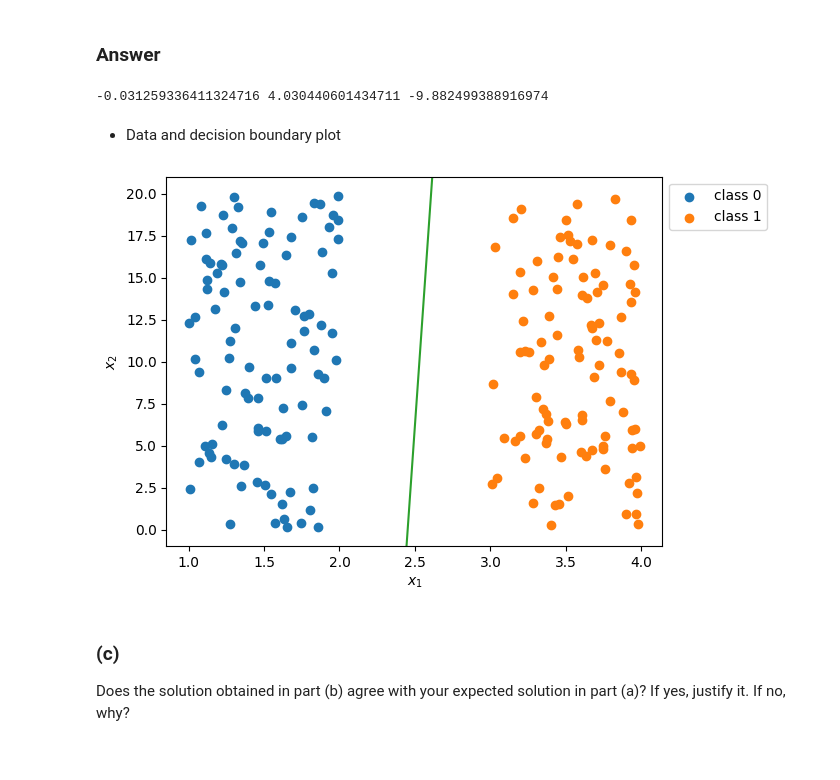
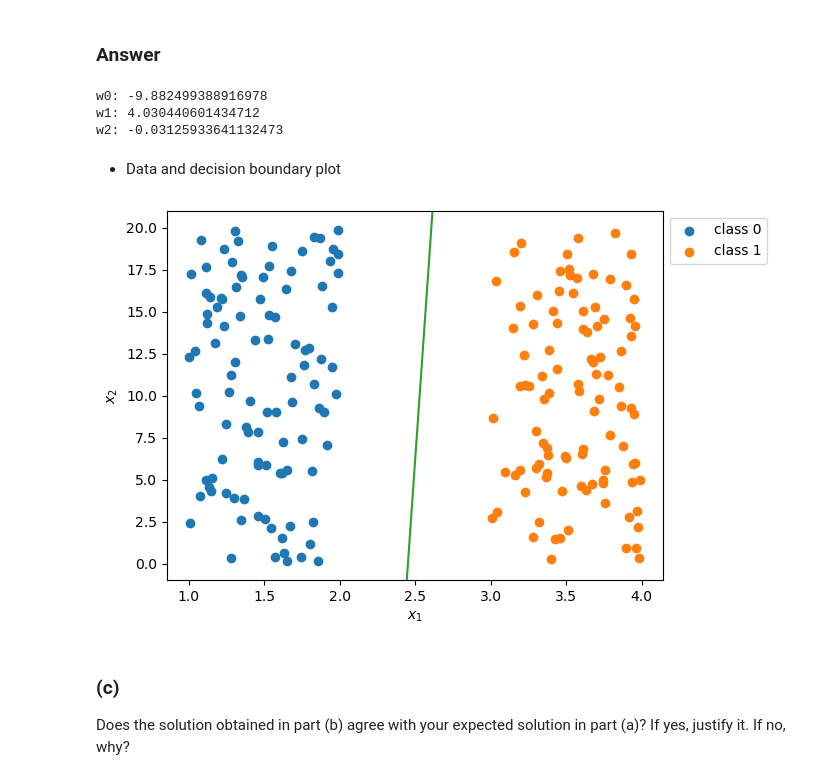
Before and after one commit to tieuandpepper/CHEE6397_HWs, a Jupyter notebook: HW1/hw1-Kevin_Tieu-1902070.ipynb, the cells around one changed output. Cells and saved outputs as stored; diff of their text form; code cells hidden in the pictures.

```diff
--- a/HW1/hw1-Kevin_Tieu-1902070.ipynb
+++ b/HW1/hw1-Kevin_Tieu-1902070.ipynb
@@ -247,14 +247,15 @@ import numpy
 # %% [markdown]
 * Create a 2D array with featues X containing *volume, K_VRH*
 # %%
-X = data_frame[['volume','K_VRH']].to_numpy()
+import numpy
+X = df[['volume','K_VRH']].to_numpy()
 X.shape
 # %% [output]
 (1181, 2)
 # %% [markdown]
 * Create a 1D target y with *G_VRH*
 # %%
-y = data_frame['G_VRH'].to_numpy()
+y = df['G_VRH'].to_numpy()
 y.shape
 # %% [output]
 (1181,)
@@ -503,18 +510,22 @@ from sklearn.linear_model import LogisticRegression
 
 model = LogisticRegression()
 model.fit(X,y)
-w1 = model.coef_[0][0]
-w2 = model.coef_[0][1]
-w0 = model.intercept_[0]
-print(w2, w1, w0)
+w = [0]*3
+w[1] = model.coef_[0][0]
+w[2] = model.coef_[0][1]
+w[0] = model.intercept_[0]
+for i in range(0,3):
+    print('w{}: {}'.format(i,w[i]))
 # %% [output]
--0.031259336411324716 4.030440601434711 -9.882499388916974
+w0: -9.882499388916978
+w1: 4.030440601434712
+w2: -0.03125933641132473
 # %% [markdown]
 * Data and decision boundary plot
-# %%
-plot_data(X, y, w0, w1, w2)
-# %% [output]
-[figure, removed]
+# %%
+plot_data(X, y, w[0], w[1], w[2])
+# %% [output]
+[figure, added]
 # %% [markdown]
 ### (c)
 
```
Also changed, not shown: parts of 24 cells of this notebook.
